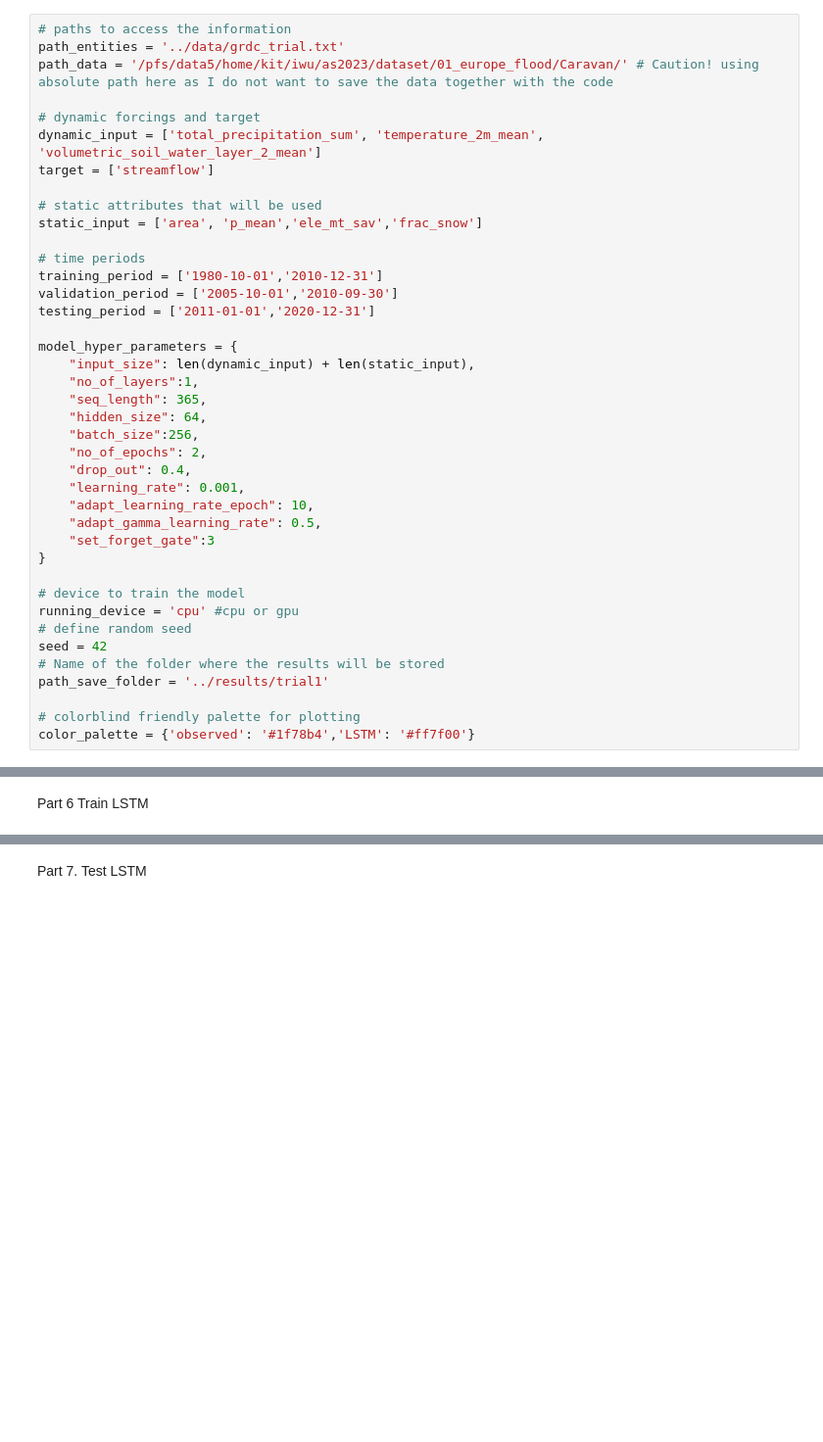
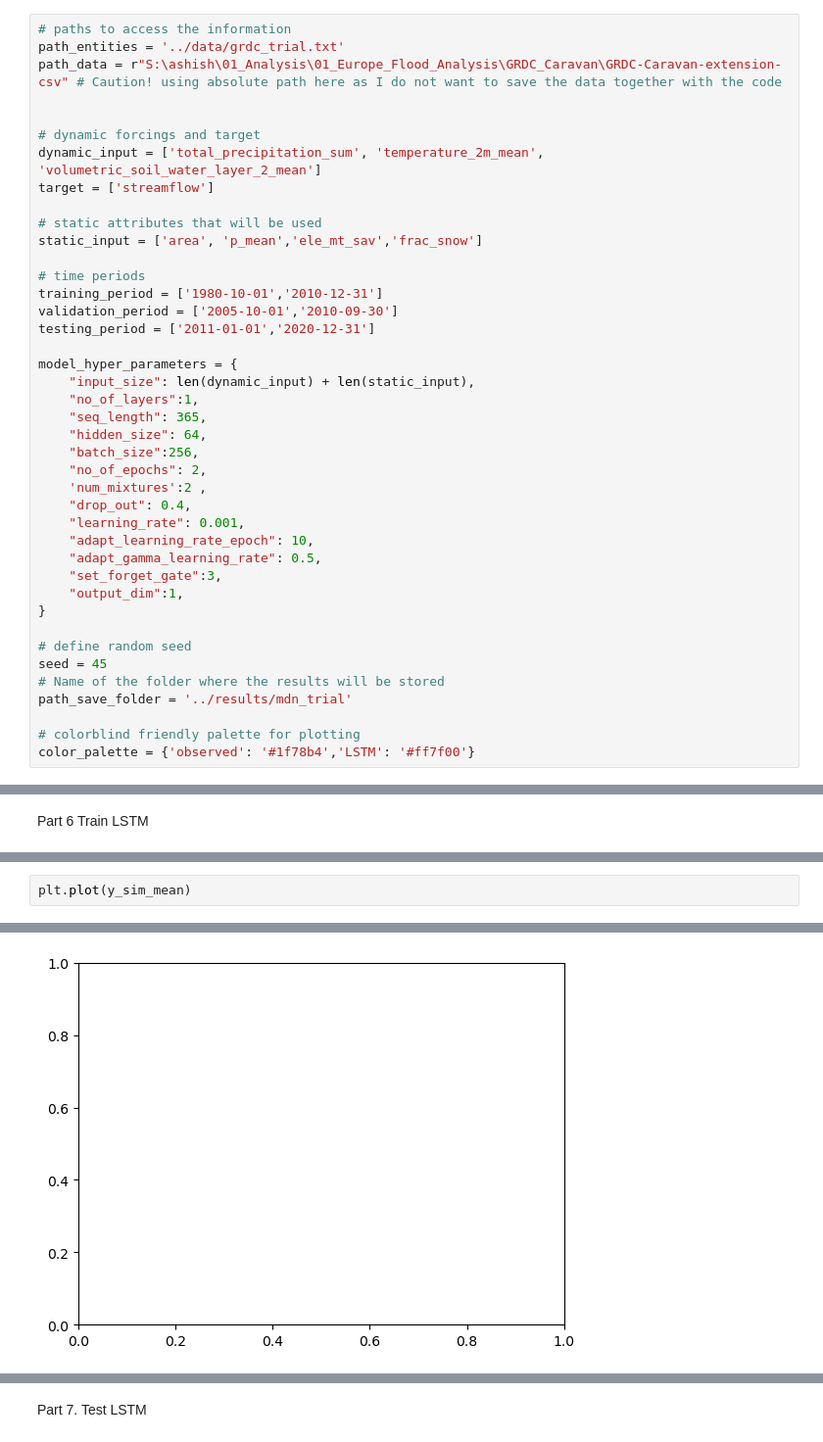
Before and after one commit to Ash-Manoj/lstm_backward, a Jupyter notebook: experiments/model.ipynb, the cells around one changed output, grey strips where cells are left out. Shown at 98% size. Drawn from its saved outputs; the diff is of its cells as text; blank space fills up the shorter version.

```diff
--- a/experiments/model.ipynb
+++ b/experiments/model.ipynb
@@ -40,7 +40,8 @@ Part 1. Initialize information
 # %%
 # paths to access the information
 path_entities = '../data/grdc_trial.txt'
-path_data = '/pfs/data5/home/kit/iwu/as2023/dataset/01_europe_flood/Caravan/' # Caution! using absolute path here as I do not want to save the data together with the code
+path_data = r"S:\ashish\01_Analysis\01_Europe_Flood_Analysis\GRDC_Caravan\GRDC-Caravan-extension-csv" # Caution! using absolute path here as I do not want to save the data together with the code
+
 
 # dynamic forcings and target
 dynamic_input = ['total_precipitation_sum', 'temperature_2m_mean', 'volumetric_soil_water_layer_2_mean']
@@ -61,19 +62,19 @@ model_hyper_parameters = {
     "hidden_size": 64,
     "batch_size":256,
     "no_of_epochs": 2,
+    'num_mixtures':2 ,
     "drop_out": 0.4,
     "learning_rate": 0.001,
     "adapt_learning_rate_epoch": 10,
     "adapt_gamma_learning_rate": 0.5,
-    "set_forget_gate":3
+    "set_forget_gate":3,
+    "output_dim":1,
 }
 
-# device to train the model
-running_device = 'cpu' #cpu or gpu
 # define random seed
-seed = 42
+seed = 45
 # Name of the folder where the results will be stored
-path_save_folder = '../results/trial1'
+path_save_folder = '../results/mdn_trial'
 
 # colorblind friendly palette for plotting
 color_palette = {'observed': '#1f78b4','LSTM': '#ff7f00'}
@@ -574,0 +613,3 @@ Total training time: 114.1  s
+# %%
+plt.plot(y_sim_mean)
+# %% [output]
@@ -574,0 +617 @@ Total training time: 114.1  s
+[figure, added]
```
Also changed, not shown: parts of 9 cells of this notebook, 1 other file.
